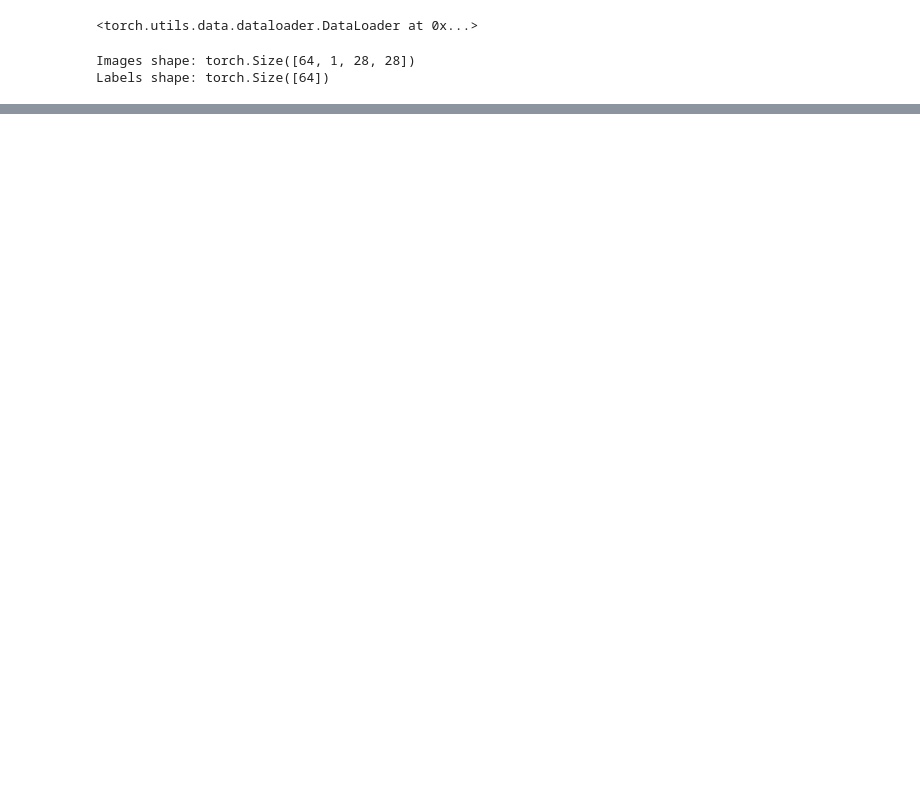
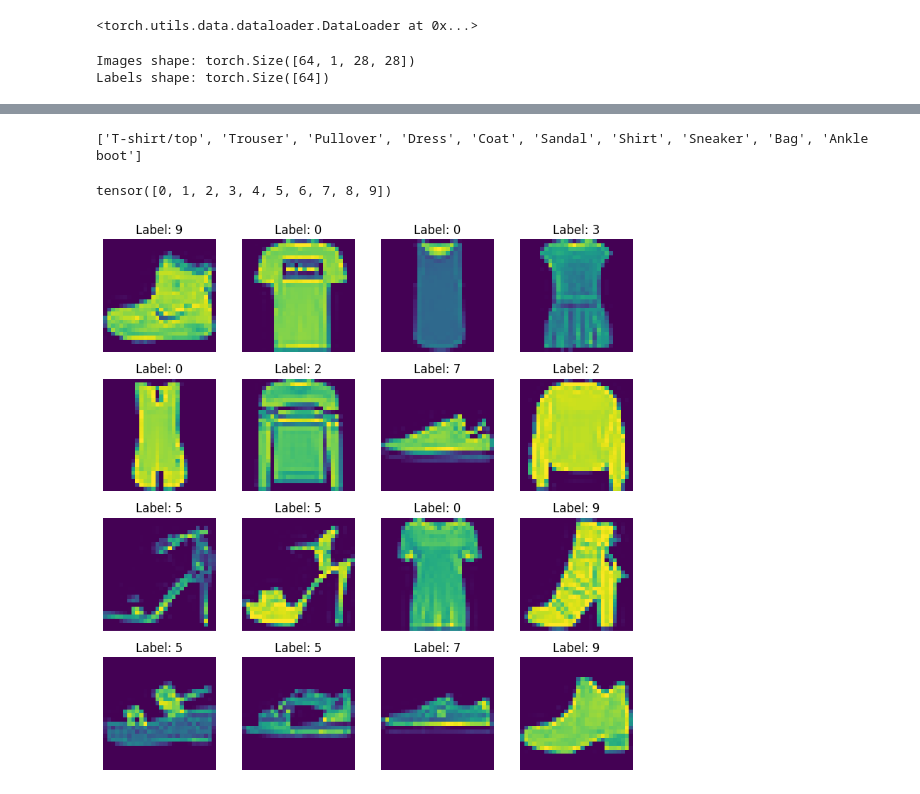
Before and after one commit to dummy1cx/Credit-Card-Fraud-Detection, a Jupyter notebook: fashion_mnist.ipynb, the cells around one changed output, grey strips where cells are left out. Cells and saved outputs as stored; diff of their text form; code cells hidden in the pictures; blank space fills up the shorter version.

```diff
--- a/fashion_mnist.ipynb
+++ b/fashion_mnist.ipynb
@@ -114,0 +132,34 @@ Labels shape: torch.Size([64])
+# %%
+# Get classes - A
+
+classes = trainset.classes
+
+print(classes)
+# %% [output]
+['T-shirt/top', 'Trouser', 'Pullover', 'Dress', 'Coat', 'Sandal', 'Shirt', 'Sneaker', 'Bag', 'Ankle boot']
+# %%
+# Print target values - A
+
+target_values = trainset.targets
+
+print(target_values.unique())
+# %% [output]
+tensor([0, 1, 2, 3, 4, 5, 6, 7, 8, 9])
+# %%
+# Vizualize images - A
+
+figure, axs = plt.subplots(4, 4, figsize=(8, 8))
+
+# Loop through each subplot
+for x in range(4):
+    for j in range(4):
+        image, label = trainset[x * 4 + j]  # Get image and label
+        image_numpy = image.numpy().squeeze()
+        axs[x, j].imshow(image_numpy)  # Plot the image
+        axs[x, j].axis('off')
+        axs[x, j].set_title(f"Label: {label}")
+
+plt.tight_layout()
+plt.show()
+# %% [output]
+[figure, added]
```
Also changed, not shown: parts of 4 cells of this notebook.
